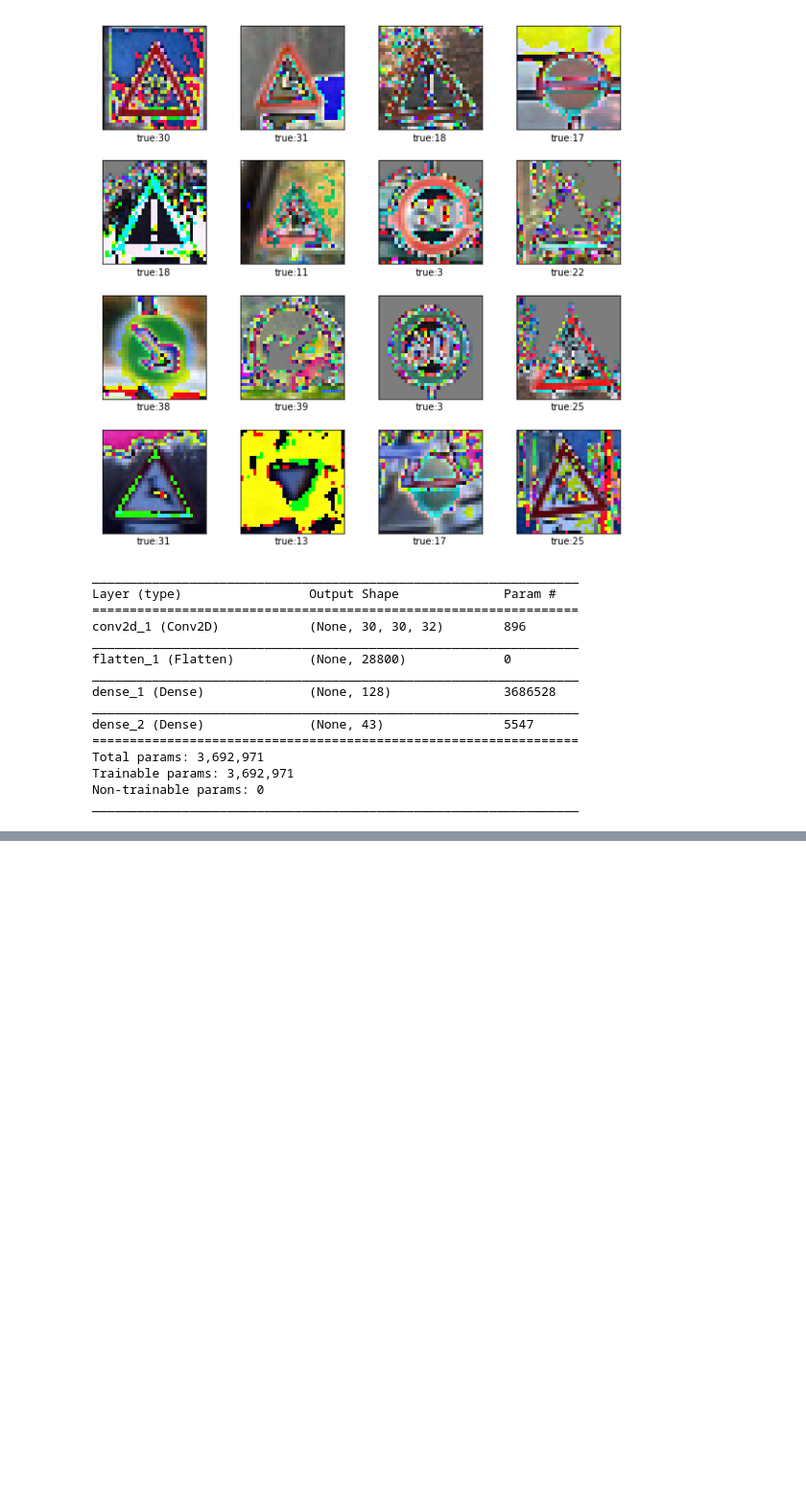
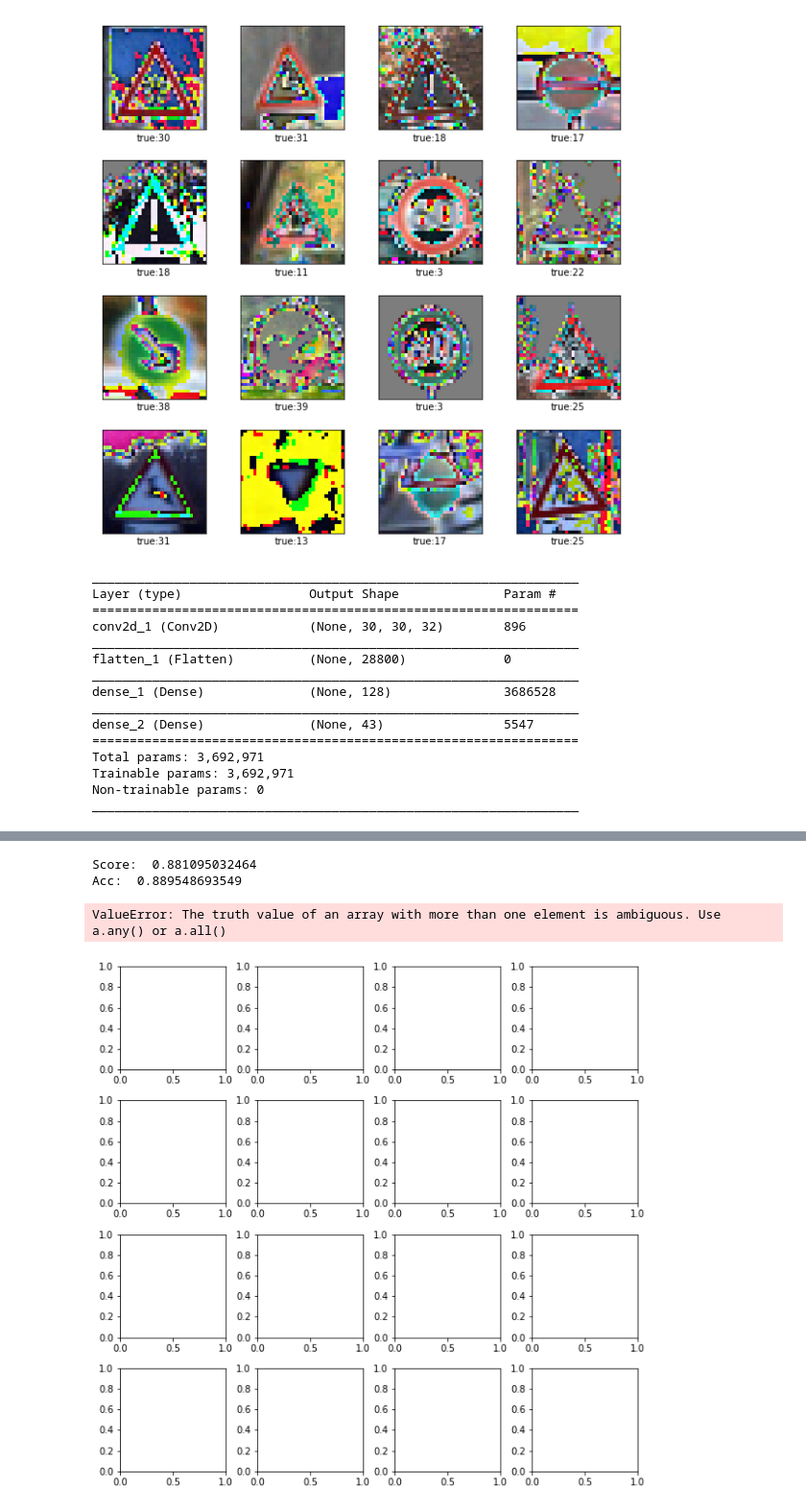
Before and after one commit to zshujon/USDC_Project_02_Traffic_Sign_Classification, a Jupyter notebook: 01_TSC_CNN_Keras.ipynb, the cells around one changed output, grey strips where cells are left out. Shown at 96% size. Cells and saved outputs as stored; diff of their text form; code cells hidden in the pictures; blank space fills up the shorter version.

```diff
--- a/01_TSC_CNN_Keras.ipynb
+++ b/01_TSC_CNN_Keras.ipynb
@@ -127,0 +143,13 @@ Epoch 2/20
+# %%
+print('Score: ', score)
+print('Acc: ', acc)
+# %% [output]
+Score:  0.881095032464
+Acc:  0.889548693549
+# %%
+Y_pred = model.predict_classes(X_test_norm, batch_size=64, verbose=0)
+# %%
+plot_images(X_test, Y_test, Y_pred)
+# %% [output]
+ValueError: The truth value of an array with more than one element is ambiguous. Use a.any() or a.all()
+[figure, added]
```
Also changed, not shown: parts of 2 cells of this notebook, 1 other file.
